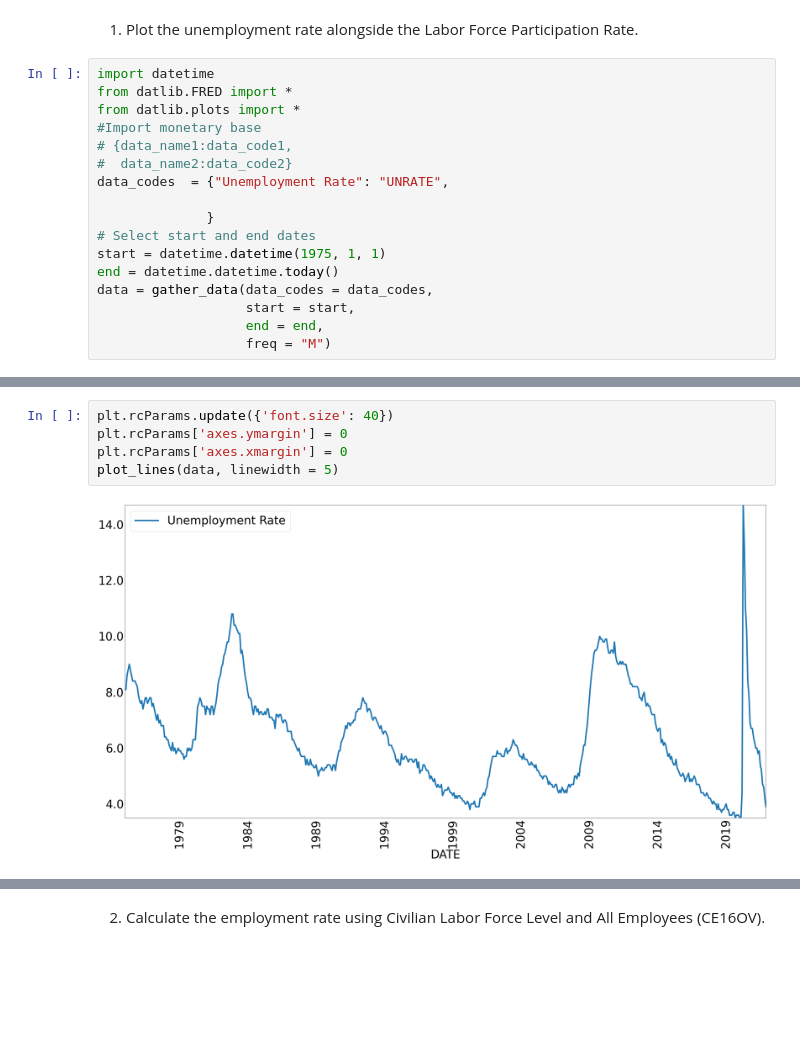
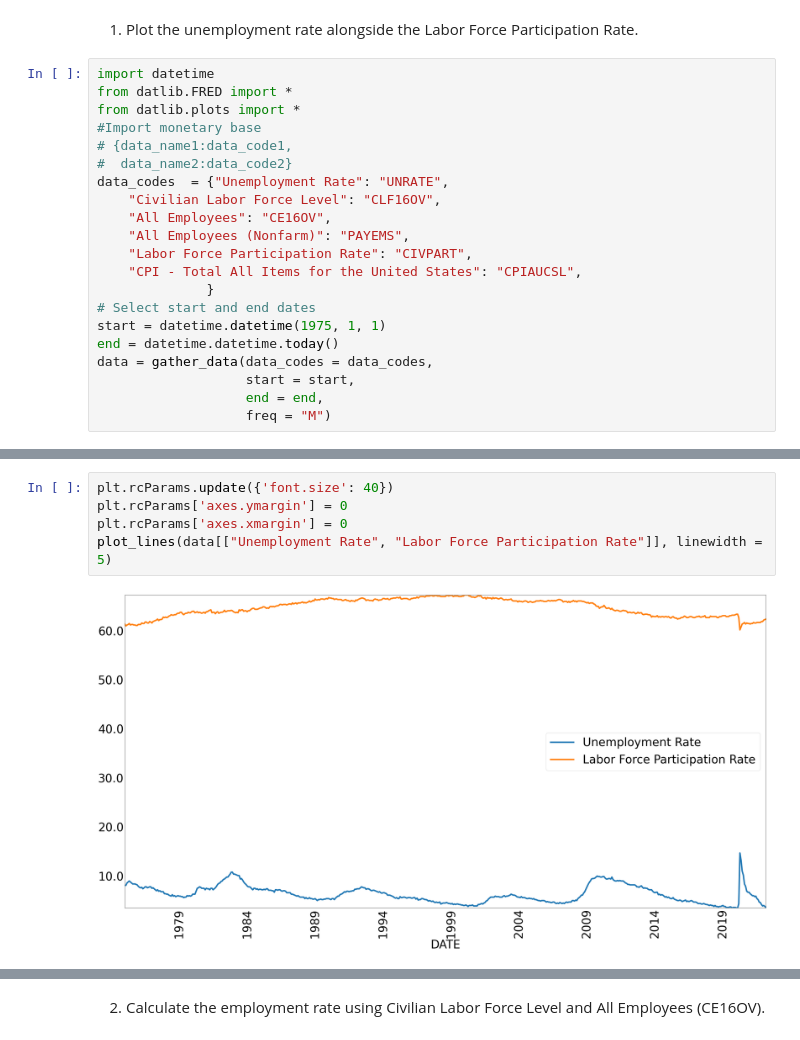
Before and after one commit to jlcatonjr/Macroeconomics-Growth-and-Monetary-Equilibrium, a Jupyter notebook: Data Homework Assignments/Data Homework - Chapter 10.ipynb, the cells around one changed output, grey strips where cells are left out. Saved outputs shown, nothing was run; the diff lists cells and outputs as text; blank space fills up the shorter version.

```diff
--- a/Data Homework Assignments/Data Homework - Chapter 10.ipynb
+++ b/Data Homework Assignments/Data Homework - Chapter 10.ipynb
@@ -26,7 +26,11 @@ from datlib.plots import *
 # {data_name1:data_code1,
 #  data_name2:data_code2}
 data_codes  = {"Unemployment Rate": "UNRATE",
-
+    "Civilian Labor Force Level": "CLF16OV",
+    "All Employees": "CE16OV",
+    "All Employees (Nonfarm)": "PAYEMS",
+    "Labor Force Participation Rate": "CIVPART",
+    "CPI - Total All Items for the United States": "CPIAUCSL",
               }
 # Select start and end dates
 start = datetime.datetime(1975, 1, 1)
@@ -38,7 +59,7 @@ data = gather_data(data_codes = data_codes,
 # %%
 plt.rcParams.update({'font.size': 40})
 plt.rcParams['axes.ymargin'] = 0
 plt.rcParams['axes.xmargin'] = 0
-plot_lines(data, linewidth = 5)
+plot_lines(data[["Unemployment Rate", "Labor Force Participation Rate"]], linewidth = 5)
 # %% [output]
-[figure, old version]
+[figure, new version]
```
Also changed, not shown: parts of 5 cells of this notebook, 10 other files.
